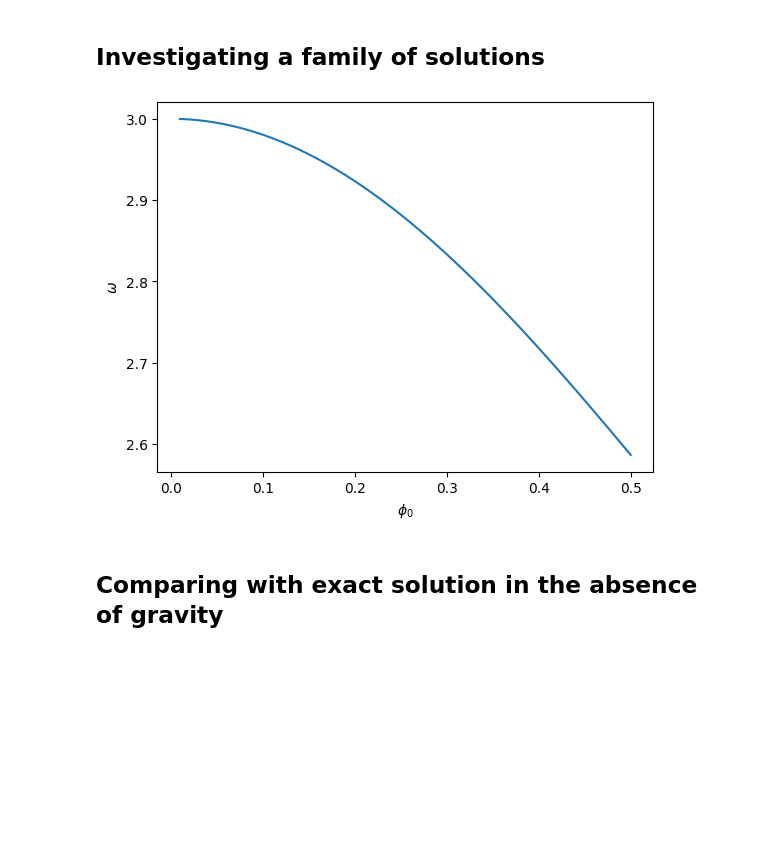
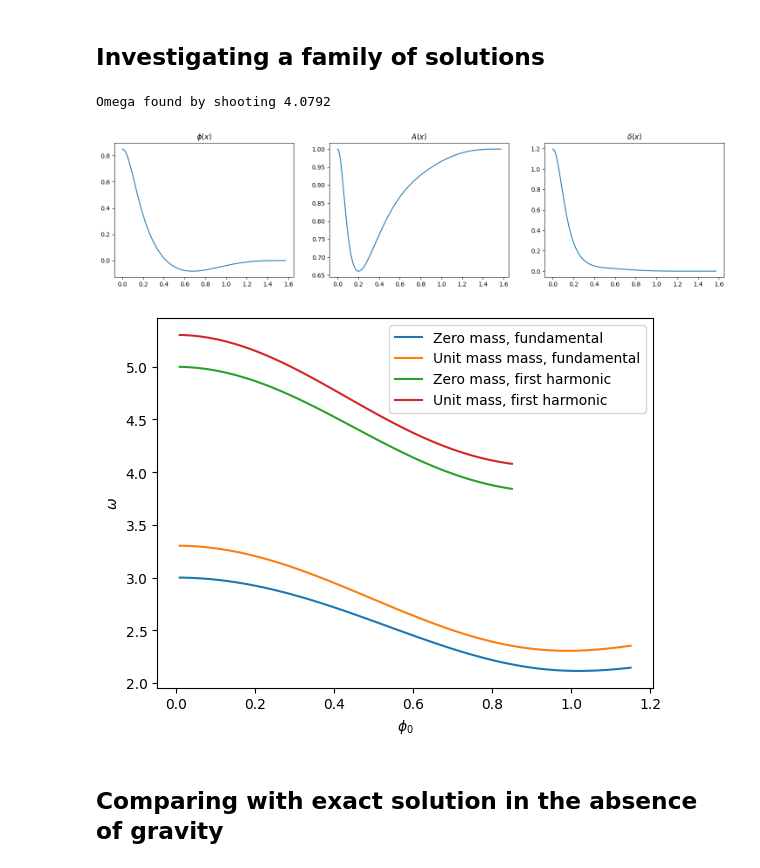
Before and after one commit to sukhovn/AdS_BS_shooting, a Jupyter notebook: BoseStar.ipynb, the cells around one changed output. Saved outputs shown, nothing was run; the diff lists cells and outputs as text; code cells hidden in the pictures; blank space fills up the shorter version.

Commit message:
Added some parameter tracing

```diff
--- a/BoseStar.ipynb
+++ b/BoseStar.ipynb
@@ -60,7 +51,8 @@ with HidePrinting():
-# %%
-plt.plot(phi0_range, omegas)
-plt.xlabel('$\\phi_0$')
-plt.ylabel('$\\omega$')
-plt.show()
-# %% [output]
-[figure, removed]
+# %%
+solver = Bose_Star_Solver(d=3, l=1.0, kappa=1.0, mass=1.0, phi0=0.85)
+solver.shoot_for_omega(omega_range=[11, 14])
+solver.get_star_profile()
+solver.plot_star_profile()
+# %% [output]
+Omega found by shooting 4.0792
+[figure, added]
@@ -67,3 +103,14 @@ plt.show()
+# %%
+ax = plt.subplot()
+tracer_zero.plot_parameter_curves(ax=ax, label='Zero mass, fundamental')
+tracer_unit_mass_zero.plot_parameter_curves(ax=ax, label='Unit mass mass, fundamental')
+
+tracer_one.plot_parameter_curves(ax=ax, label='Zero mass, first harmonic')
+tracer_unit_mass_one.plot_parameter_curves(ax=ax, label='Unit mass, first harmonic')
+ax.legend()
+plt.show()
+# %% [output]
+[figure, added]
 # %% [markdown]
 ## Comparing with exact solution in the absence of gravity
 # %%
```
Also changed, not shown: parts of 6 cells of this notebook.
